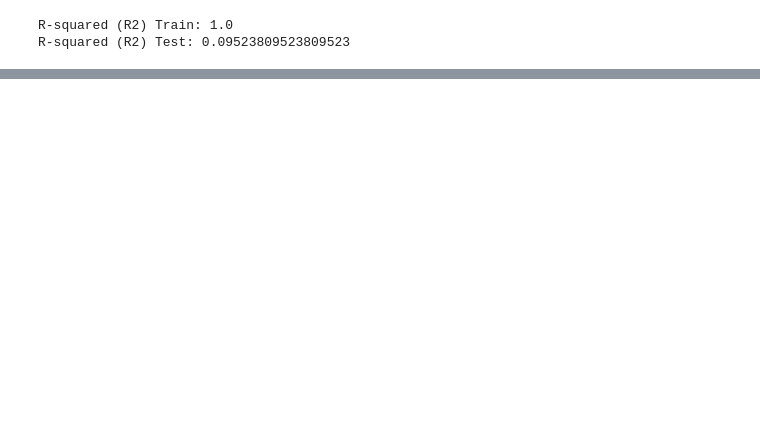
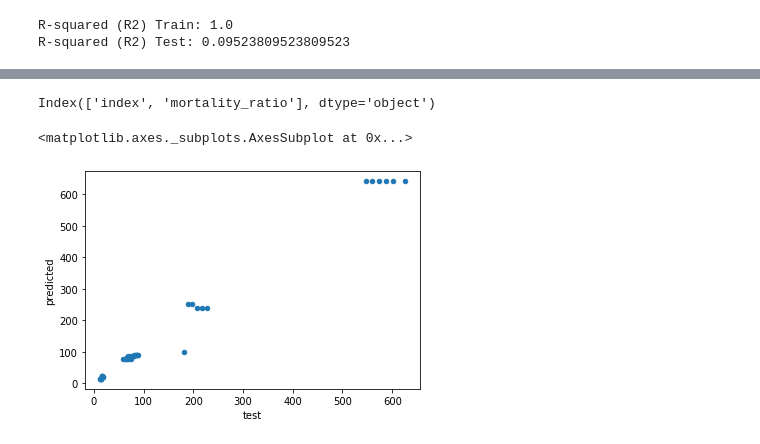
Before and after one commit to devinj0325/maternal-mortality, a Jupyter notebook: DecisionTree.ipynb, the cells around one changed output, grey strips where cells are left out. Saved outputs shown, nothing was run; the diff lists cells and outputs as text; code cells hidden in the pictures; blank space fills up the shorter version.

```diff
--- a/DecisionTree.ipynb
+++ b/DecisionTree.ipynb
@@ -146,0 +147,15 @@ Mean Squared Error (MSE) Test: 988.047619047619
+# %%
+y_test_df = pd.DataFrame(y_test).reset_index(drop=False)
+print(y_test_df.columns)
+predictions_df = pd.DataFrame(predictions_test)
+# %% [output]
+Index(['index', 'mortality_ratio'], dtype='object')
+# %%
+compare_df = pd.merge(y_test_df, predictions_df, left_index = True, right_index=True)
+compare_df.columns = ['original_index', 'test', 'predicted']
+compare_df['diff'] = compare_df['test'] - compare_df['predicted']
+# %%
+compare_df.plot(kind = 'scatter', x = 'test', y = 'predicted')
+# %% [output]
+<matplotlib.axes._subplots.AxesSubplot at 0x...>
+[figure, added]
```
Also changed, not shown: parts of 3 cells of this notebook, 1 other file.
